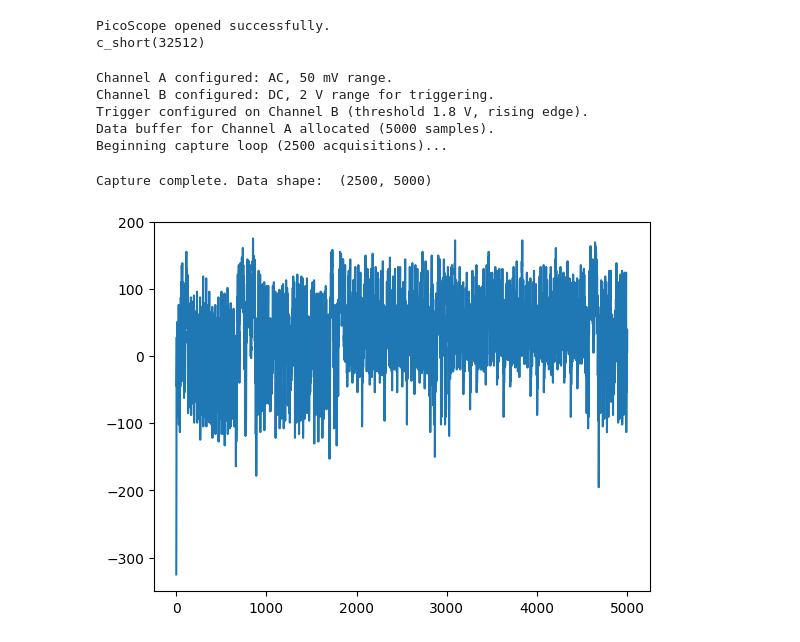
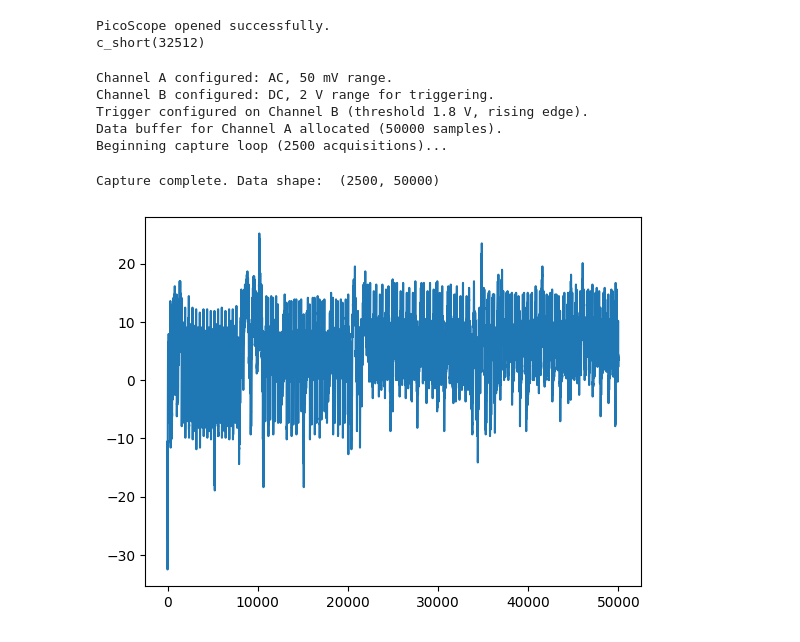
Before and after one commit to AtomiCatalyst/SCApeGoat, a Jupyter notebook: Picoscope_testing_block.ipynb, the cells around one changed output. Cells and saved outputs as stored; diff of their text form; code cells hidden in the pictures.

Commit message:
Final Demo completed + PicoScope integration

```diff
--- a/Picoscope_testing_block.ipynb
+++ b/Picoscope_testing_block.ipynb
@@ -69,11 +55,9 @@ autoStopOuter = True
 NUM_TRACES = 2500
 
 # Number of samples per acquisition (adjust as needed)
-NUM_SAMPLES = 5000
+NUM_SAMPLES = 50000
 
-sample_interval = ctypes.c_int32(100)
-sample_units = ps.PS2000A_TIME_UNITS['PS2000A_US']
-timebase = 5
+timebase = ctypes.c_uint32(1)
 downsample_ratio = ctypes.c_uint32(1)  # no downsampling
 ratio_mode = ps.PS2000A_RATIO_MODE['PS2000A_RATIO_MODE_NONE']
 # %%
@@ -197,15 +181,15 @@ for trace_num in trange(NUM_TRACES):
 status["stop"] = ps.ps2000aStop(chandle)
 assert_pico_ok(status["stop"])
 
-traces_pico = np.array(traces_array) / 100
+traces_pico = np.array(traces_array) / 1000
 print("Capture complete. Data shape: ", traces_pico.shape)
 # %% [output]
 Channel A configured: AC, 50 mV range.
 Channel B configured: DC, 2 V range for triggering.
 Trigger configured on Channel B (threshold 1.8 V, rising edge).
-Data buffer for Channel A allocated (5000 samples).
+Data buffer for Channel A allocated (50000 samples).
 Beginning capture loop (2500 acquisitions)...
-Capture complete. Data shape:  (2500, 5000)
+Capture complete. Data shape:  (2500, 50000)
 # %%
 scope.dis()
 target.dis()
@@ -219,7 +203,7 @@ assert_pico_ok(status["close"])
 # %%
 import matplotlib.pyplot as plt
 
-plt.plot(traces_pico[11])
+plt.plot(traces_pico[6])
 plt.show()
 # %% [output]
-[figure, old version]
+[figure, new version]
```
Also changed, not shown: parts of 5 cells of this notebook, 6 other files.
